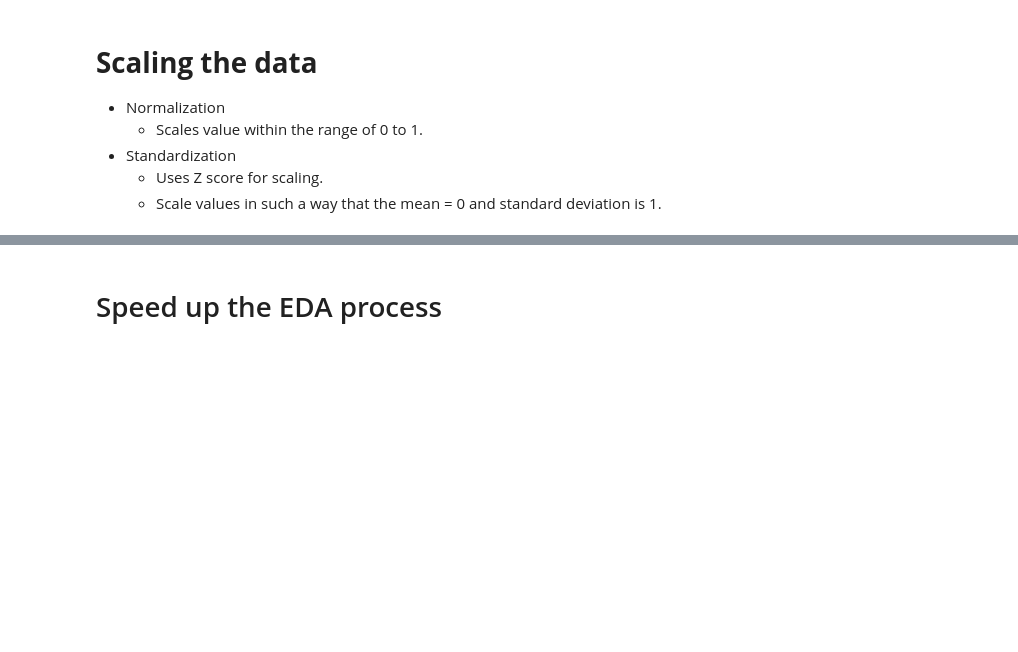
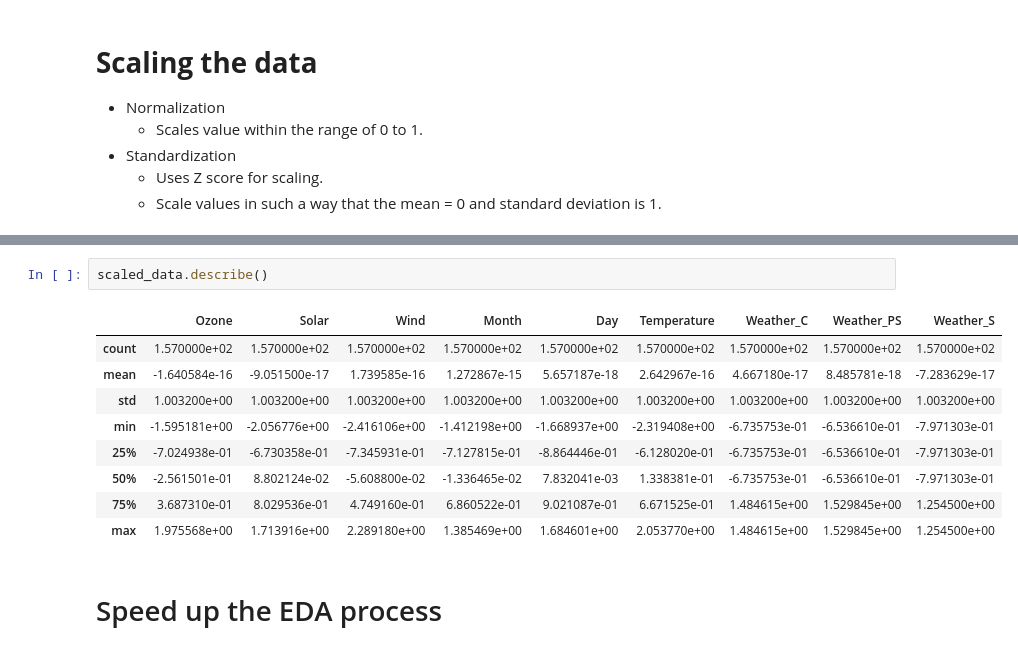
Before and after one commit to aishwaryamate/14July-Batch, a Jupyter notebook: Machine Learning/EDA-1/EDA- 1.ipynb, the cells around one changed output, grey strips where cells are left out. Cells and saved outputs as stored; diff of their text form; blank space fills up the shorter version.

```diff
--- a/Machine Learning/EDA-1/EDA- 1.ipynb
+++ b/Machine Learning/EDA-1/EDA- 1.ipynb
@@ -610,3 +683,15 @@ sns.heatmap(df.corr(),annot=True, cmap='viridis')
+# %%
+scaled_data.describe()
+# %% [output]
+|  | Ozone | Solar | Wind | Month | Day | Temperature | Weather_C | Weather_PS | Weather_S |
+| count | 1.570000e+02 | 1.570000e+02 | 1.570000e+02 | 1.570000e+02 | 1.570000e+02 | 1.570000e+02 | 1.570000e+02 | 1.570000e+02 | 1.570000e+02 |
+| mean | -1.640584e-16 | -9.051500e-17 | 1.739585e-16 | 1.272867e-15 | 5.657187e-18 | 2.642967e-16 | 4.667180e-17 | 8.485781e-18 | -7.283629e-17 |
+| std | 1.003200e+00 | 1.003200e+00 | 1.003200e+00 | 1.003200e+00 | 1.003200e+00 | 1.003200e+00 | 1.003200e+00 | 1.003200e+00 | 1.003200e+00 |
+| min | -1.595181e+00 | -2.056776e+00 | -2.416106e+00 | -1.412198e+00 | -1.668937e+00 | -2.319408e+00 | -6.735753e-01 | -6.536610e-01 | -7.971303e-01 |
+| 25% | -7.024938e-01 | -6.730358e-01 | -7.345931e-01 | -7.127815e-01 | -8.864446e-01 | -6.128020e-01 | -6.735753e-01 | -6.536610e-01 | -7.971303e-01 |
+| 50% | -2.561501e-01 | 8.802124e-02 | -5.608800e-02 | -1.336465e-02 | 7.832041e-03 | 1.338381e-01 | -6.735753e-01 | -6.536610e-01 | -7.971303e-01 |
+| 75% | 3.687310e-01 | 8.029536e-01 | 4.749160e-01 | 6.860522e-01 | 9.021087e-01 | 6.671525e-01 | 1.484615e+00 | 1.529845e+00 | 1.254500e+00 |
+| max | 1.975568e+00 | 1.713916e+00 | 2.289180e+00 | 1.385469e+00 | 1.684601e+00 | 2.053770e+00 | 1.484615e+00 | 1.529845e+00 | 1.254500e+00 |
 # %% [markdown]
 # Speed up the EDA process
 # %%
```
Also changed, not shown: parts of 8 cells of this notebook.
